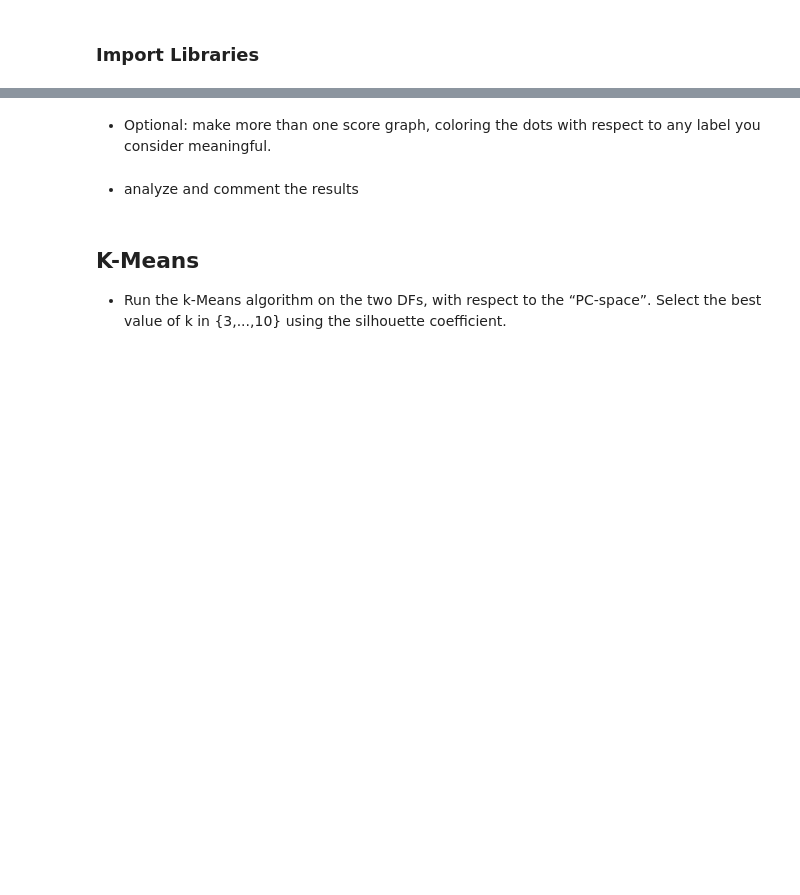
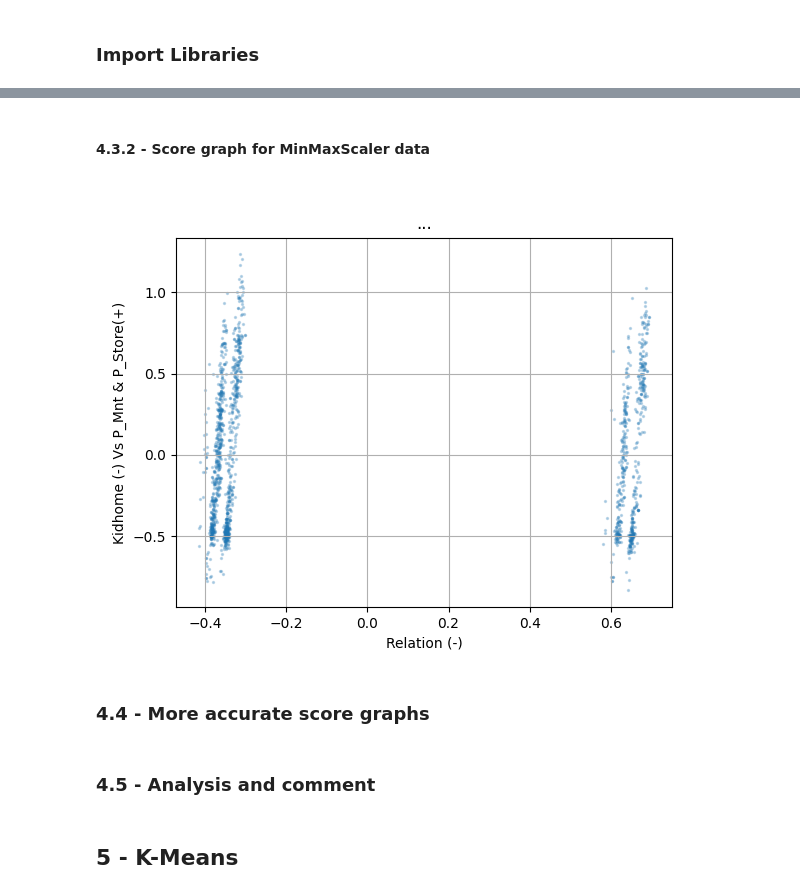
Before and after one commit to MazzariniTommaso/PCA_Customer_Analysis, a Jupyter notebook: MazzariniPisanu.ipynb, the cells around one changed output, grey strips where cells are left out. Drawn from its saved outputs; the diff is of its cells as text; code cells hidden in the pictures; blank space fills up the shorter version.

```diff
--- a/MazzariniPisanu.ipynb
+++ b/MazzariniPisanu.ipynb
@@ -412,35 +556,26 @@ plt.show()
+# %% [markdown]
+#### 4.3.2 - Score graph for MinMaxScaler data
 # %%
-#S STD core graph
+# PCA transform
 Yworkdf_mm = pca_mm.transform(t_Xworksf_mm)
 
-# MAKE THE 3D SCORE GRAPH
-sg_3d = plt.figure(figsize=(8, 8))
-ax_sg_3d = sg_3d.add_subplot(111, projection='3d')
-ax_sg_3d.scatter(Yworkdf_mm[:, 0], Yworkdf_mm[:, 1], Yworkdf_mm[:, 2], s=2, alpha=0.25)
-plt.title('...')
-ax_sg_3d.set_xlabel(pc_names_mm[0])
-ax_sg_3d.set_ylabel(pc_names_mm[1])
-ax_sg_3d.set_zlabel(pc_names_mm[2])
-#plt.legend(genpos_colors_legend, [k for k in genpos_colors.keys()])
-plt.grid()
-plt.show()
-
-# MAKE THE 2D SCORE GRAPH
+# Score graph
 plt.figure()
 plt.scatter(Yworkdf_mm[:, 0], Yworkdf_mm[:, 1], s=2, alpha=0.25)
 plt.title('...')
 plt.xlabel(pc_names_mm[0])
 plt.ylabel(pc_names_mm[1])
 #plt.legend(genpos_colors_legend, [k for k in genpos_colors.keys()])
 plt.grid()
 plt.show()
+# %% [output]
+[figure, added]
 # %% [markdown]
-- Optional: make more than one score graph, coloring the dots with respect to any label you consider meaningful.
+### 4.4 - More accurate score graphs
 # %% [markdown]
-- analyze and comment the results
+### 4.5 - Analysis and comment
 # %% [markdown]
-## K-Means
-- Run the k-Means algorithm on the two DFs, with respect to the “PC-space”. Select the best value of k in {3,...,10} using the silhouette coefficient.
+## 5 - K-Means
 # %%
 km_list_std = []
 silcoeff_list_std = []
```
Also changed, not shown: parts of 93 cells of this notebook.
